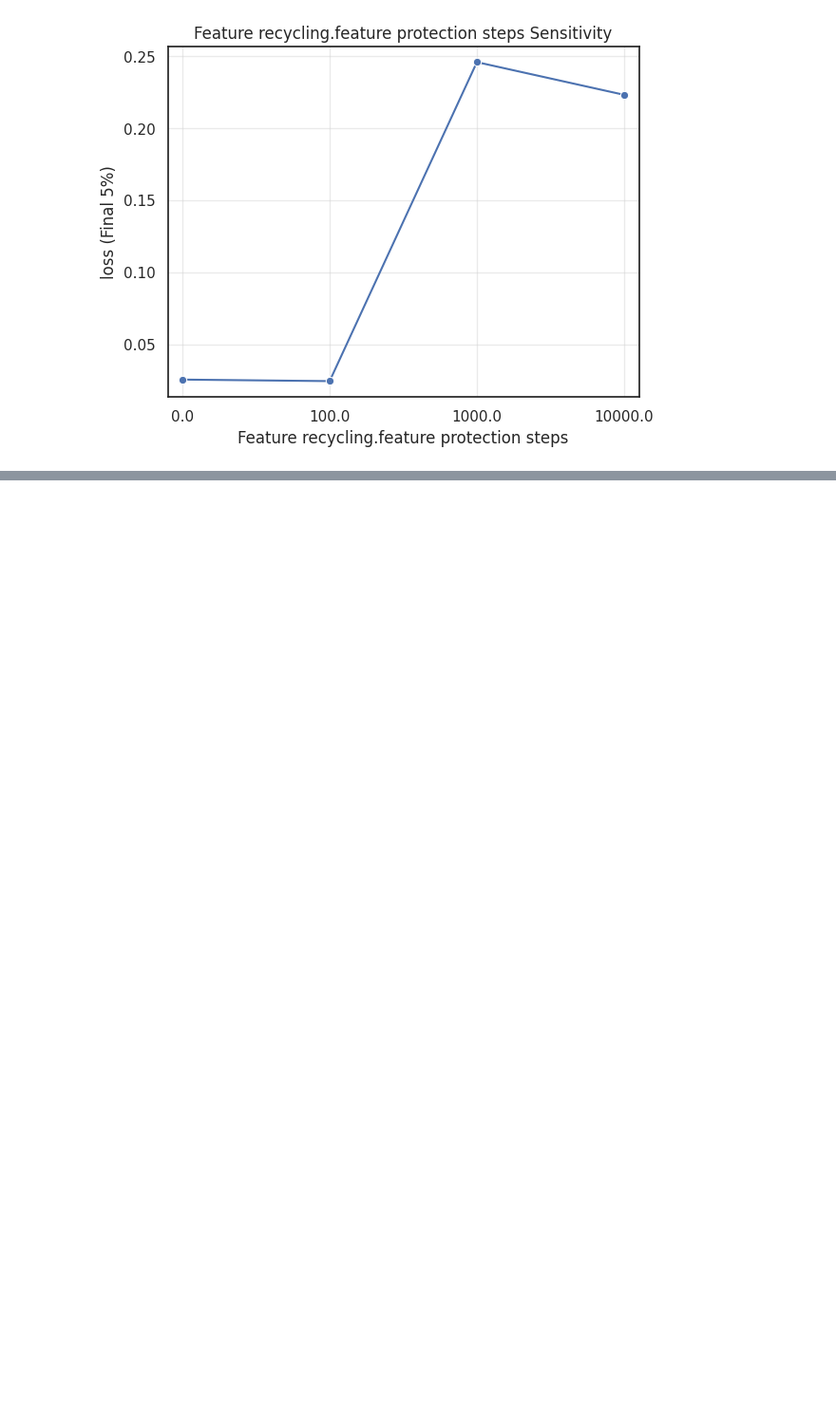
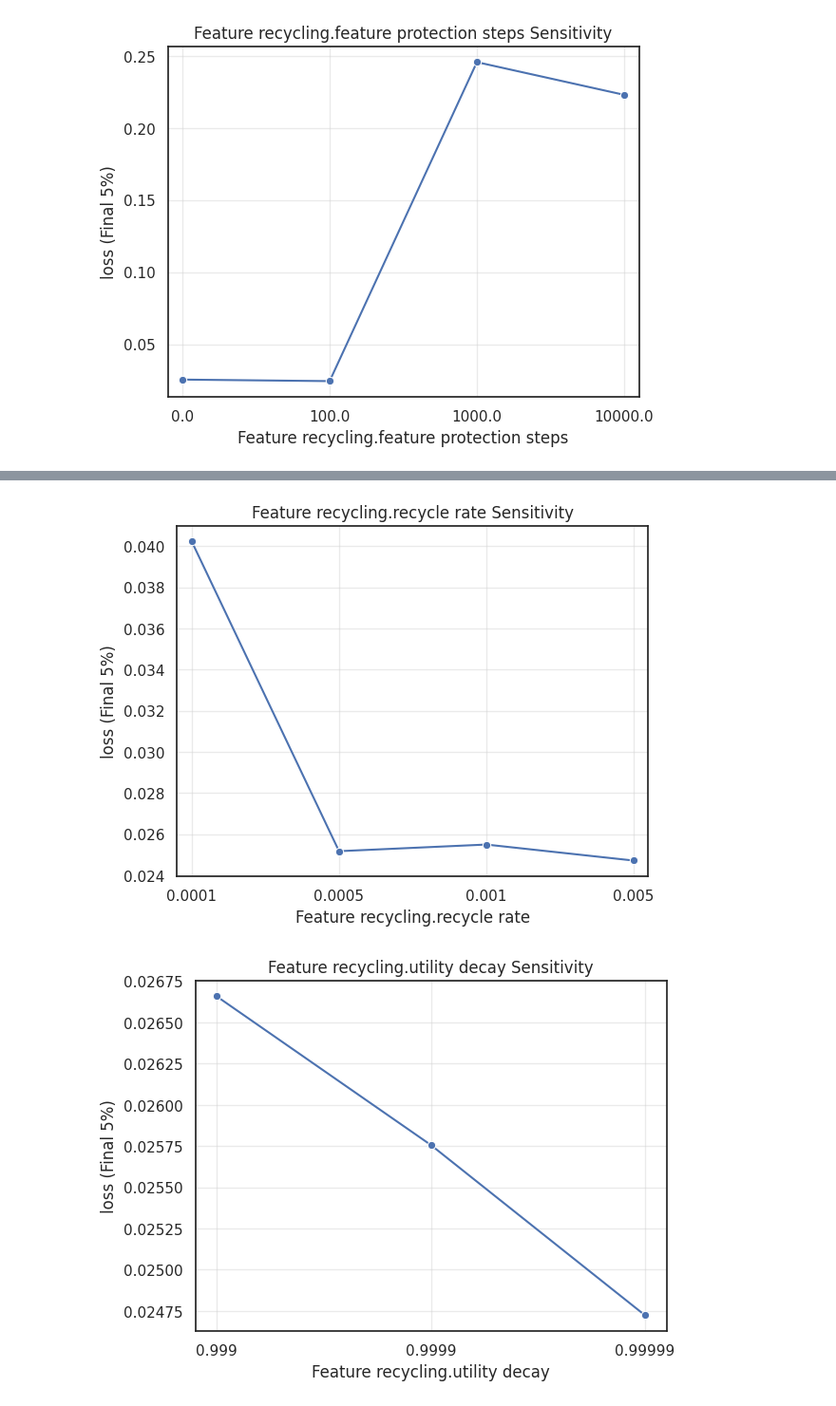
Before and after one commit to ejmejm/phd_research, a Jupyter notebook: phd/feature_search/analysis/paper_part_1_v1/ns_autostep_and_search_redone.ipynb, the cells around one changed output, grey strips where cells are left out. Shown at 95% size. Cells and saved outputs as stored; diff of their text form; code cells hidden in the pictures; blank space fills up the shorter version.

```diff
--- a/phd/feature_search/analysis/paper_part_1_v1/ns_autostep_and_search_redone.ipynb
+++ b/phd/feature_search/analysis/paper_part_1_v1/ns_autostep_and_search_redone.ipynb
@@ -234,0 +277,39 @@ for param_name, param_value in default_hyperparams.items():
+# %%
+default_hyperparams = {
+    'feature_recycling.recycle_rate': 0.005,
+    'feature_recycling.utility_decay': 0.99999,
+    'feature_recycling.feature_protection_steps': 0.0,
+}
+
+for param_name, param_value in default_hyperparams.items():
+    selected_run_df, selected_config_df = select_experiment_runs(
+        run_df = run_dfs['maturity_threshold_hyper_sweep_v2'],
+        config_df = config_dfs['maturity_threshold_hyper_sweep_v2'],
+        chosen_values = {
+            k: v for k, v in default_hyperparams.items()
+            if k != param_name
+        },
+    )
+
+    param_label = param_name.replace('|', ' ').replace('_', ' ').capitalize()
+
+    plot_param_sensitivity(
+            run_df = selected_run_df,
+            config_df = selected_config_df,
+            x_col = param_name,
+            title = f'{param_label} Sensitivity',
+            x_label = param_label,
+            y_label = 'loss',
+            metric_col = 'loss',
+            metric_type = 'final_avg', # {'cumulative', 'final_avg', 'last'}
+            step_col = 'step',
+            legend_title = None,
+            show_ci = False,
+            baseline_col = None,
+            pow_2_x_axis = 'learning_rate' in param_name,
+            pow_2_legend = True,
+        )
+    plt.show()
+# %% [output]
+[figure, added]
+[figure, added]
```
Also changed, not shown: parts of 6 cells of this notebook, 2 other files.
